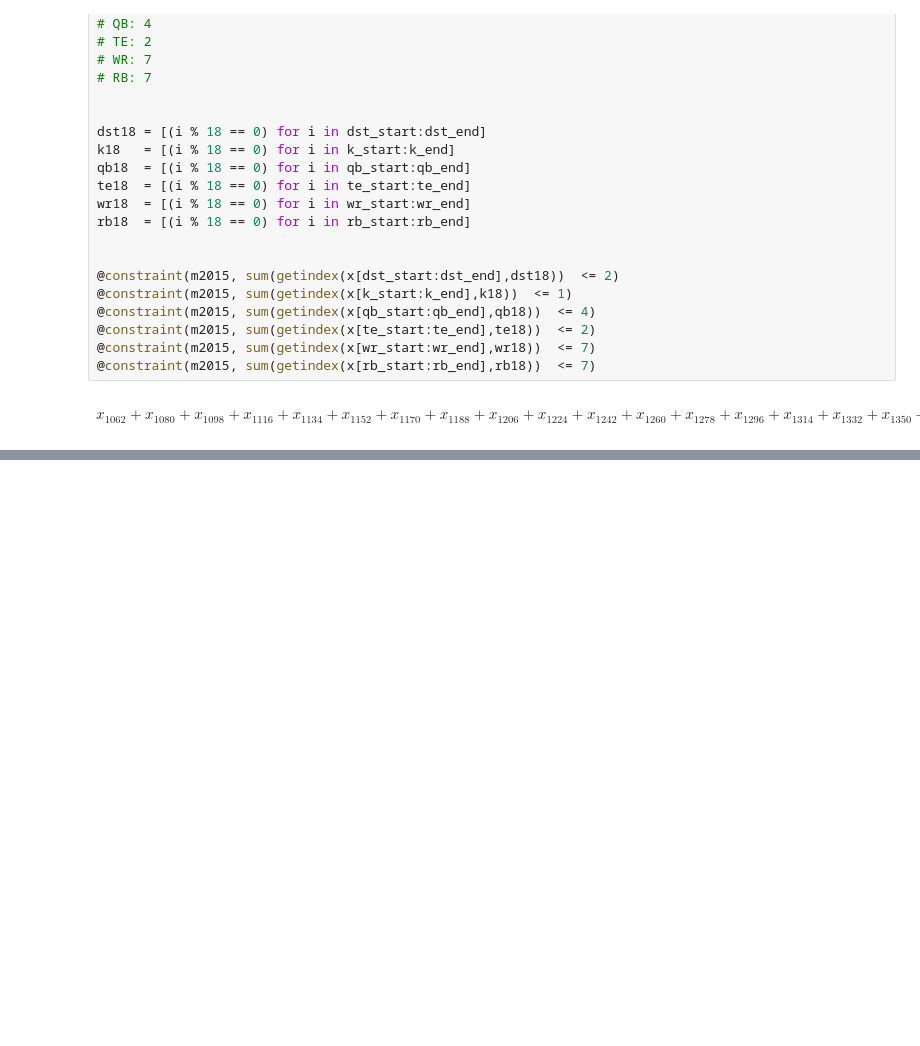
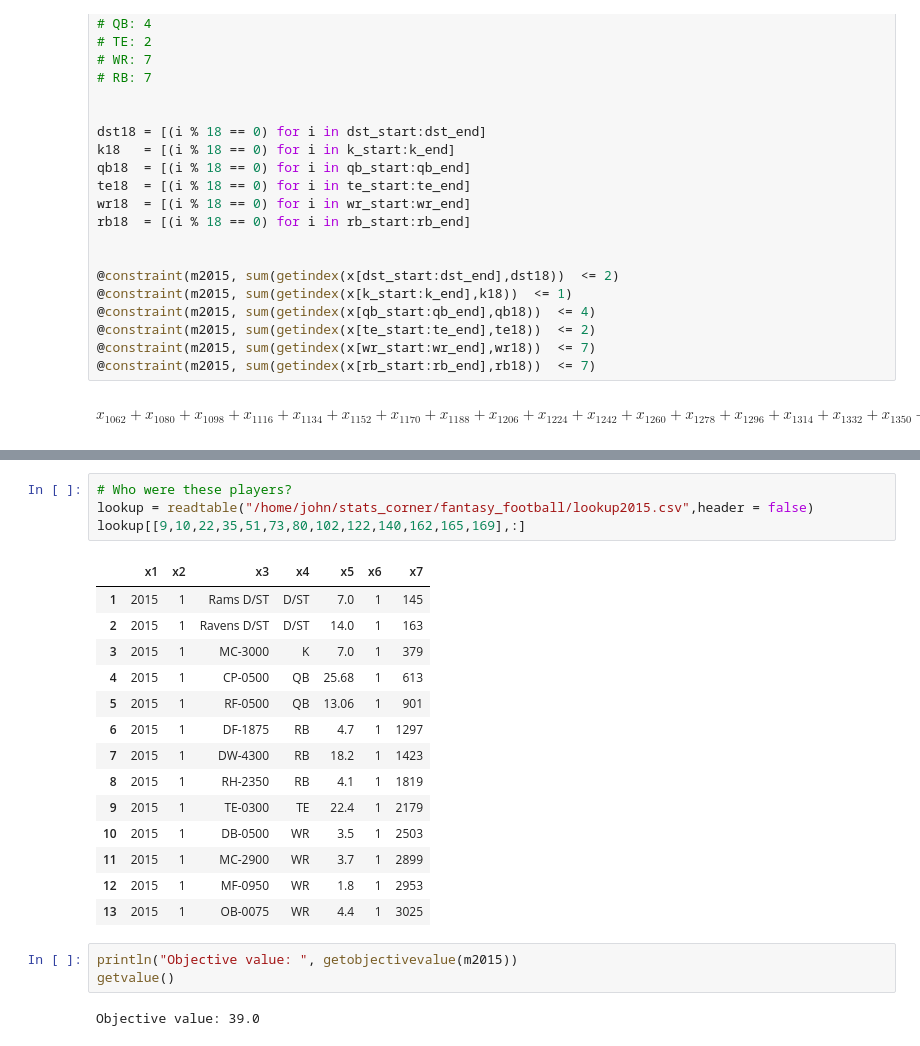
Before and after one commit to johnckane/stats-corner, a Jupyter notebook: fantasy_football/Optimizing Rosters.ipynb, the cells around one changed output, grey strips where cells are left out. Cells and saved outputs as stored; diff of their text form; blank space fills up the shorter version.

```diff
--- a/fantasy_football/Optimizing Rosters.ipynb
+++ b/fantasy_football/Optimizing Rosters.ipynb
@@ -562,0 +708,24 @@ solve(m2015)
+# %%
+# Who were these players?
+lookup = readtable("/home/john/stats_corner/fantasy_football/lookup2015.csv",header = false)
+lookup[[9,10,22,35,51,73,80,102,122,140,162,165,169],:]
+# %% [output]
+|  | x1 | x2 | x3 | x4 | x5 | x6 | x7 |
+| 1 | 2015 | 1 | Rams D/ST | D/ST | 7.0 | 1 | 145 |
+| 2 | 2015 | 1 | Ravens D/ST | D/ST | 14.0 | 1 | 163 |
+| 3 | 2015 | 1 | MC-3000 | K | 7.0 | 1 | 379 |
+| 4 | 2015 | 1 | CP-0500 | QB | 25.68 | 1 | 613 |
+| 5 | 2015 | 1 | RF-0500 | QB | 13.06 | 1 | 901 |
+| 6 | 2015 | 1 | DF-1875 | RB | 4.7 | 1 | 1297 |
+| 7 | 2015 | 1 | DW-4300 | RB | 18.2 | 1 | 1423 |
+| 8 | 2015 | 1 | RH-2350 | RB | 4.1 | 1 | 1819 |
+| 9 | 2015 | 1 | TE-0300 | TE | 22.4 | 1 | 2179 |
+| 10 | 2015 | 1 | DB-0500 | WR | 3.5 | 1 | 2503 |
+| 11 | 2015 | 1 | MC-2900 | WR | 3.7 | 1 | 2899 |
+| 12 | 2015 | 1 | MF-0950 | WR | 1.8 | 1 | 2953 |
+| 13 | 2015 | 1 | OB-0075 | WR | 4.4 | 1 | 3025 |
+# %%
+println("Objective value: ", getobjectivevalue(m2015))
+getvalue()
+# %% [output]
+Objective value: 39.0
```
Also changed, not shown: parts of 5 cells of this notebook, 1 other file.
